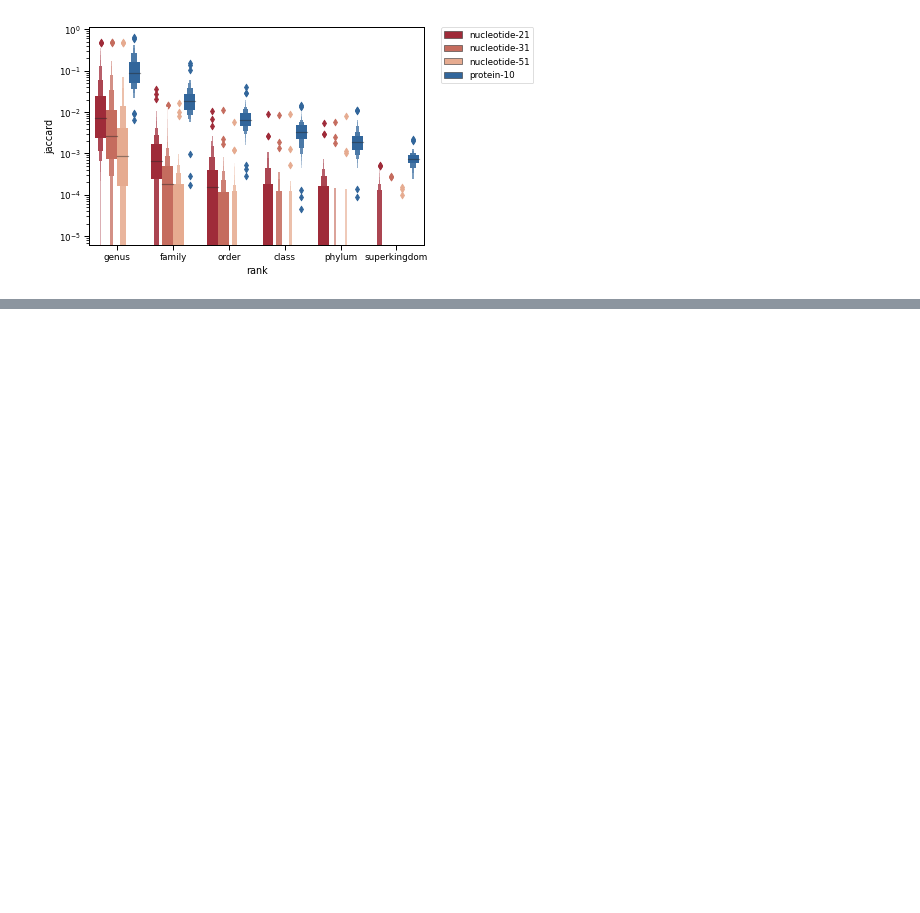
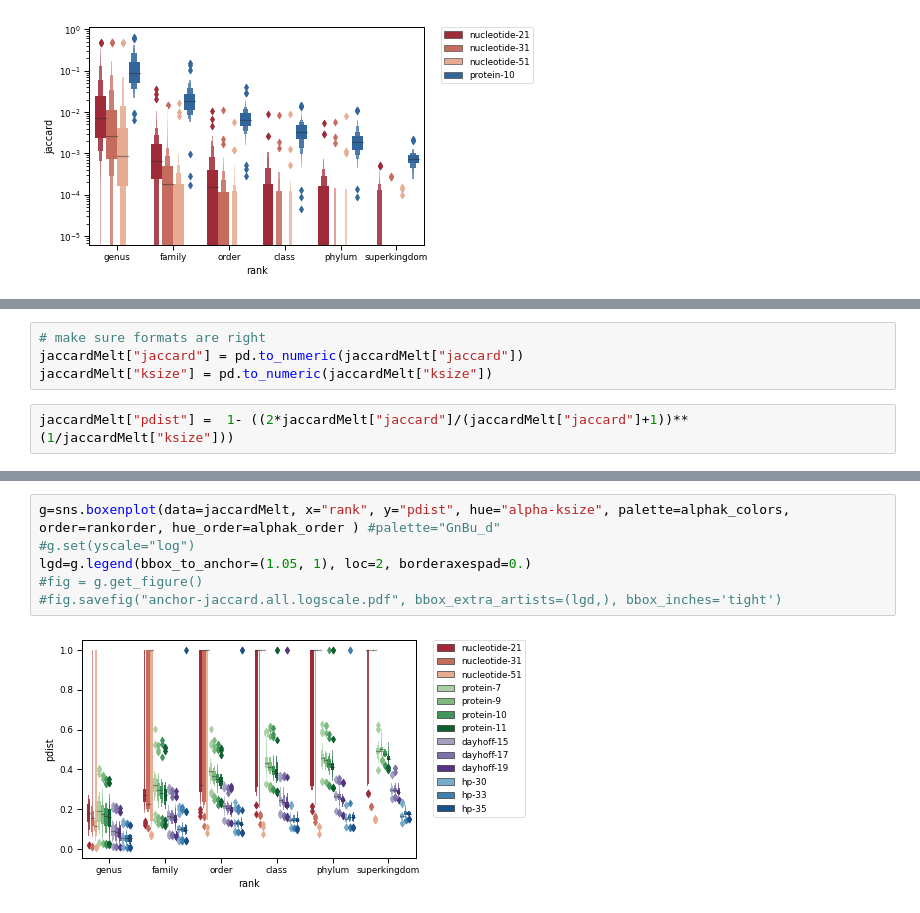
Before and after one commit to bluegenes/2020-dist-compare, a Jupyter notebook: notebooks/evolpaths-jaccard-and-contain.ipynb, the cells around one changed output, grey strips where cells are left out. Drawn from its saved outputs; the diff is of its cells as text; blank space fills up the shorter version.

Commit message:
test pdist

```diff
--- a/notebooks/evolpaths-jaccard-and-contain.ipynb
+++ b/notebooks/evolpaths-jaccard-and-contain.ipynb
@@ -299,0 +306,6 @@ fig.savefig("anchor-jaccard.nucl3-prot.logscale.pdf", bbox_extra_artists=(lgd,),
+# %%
+# make sure formats are right
+jaccardMelt["jaccard"] = pd.to_numeric(jaccardMelt["jaccard"])
+jaccardMelt["ksize"] = pd.to_numeric(jaccardMelt["ksize"])
+# %%
+jaccardMelt["pdist"] =  1- ((2*jaccardMelt["jaccard"]/(jaccardMelt["jaccard"]+1))** (1/jaccardMelt["ksize"]))
@@ -299,0 +328,8 @@ fig.savefig("anchor-jaccard.nucl3-prot.logscale.pdf", bbox_extra_artists=(lgd,),
+# %%
+g=sns.boxenplot(data=jaccardMelt, x="rank", y="pdist", hue="alpha-ksize", palette=alphak_colors, order=rankorder, hue_order=alphak_order ) #palette="GnBu_d"
+#g.set(yscale="log")
+lgd=g.legend(bbox_to_anchor=(1.05, 1), loc=2, borderaxespad=0.)
+#fig = g.get_figure()
+#fig.savefig("anchor-jaccard.all.logscale.pdf", bbox_extra_artists=(lgd,), bbox_inches='tight')
+# %% [output]
+[figure, added]
```
Also changed, not shown: parts of 5 cells of this notebook.
